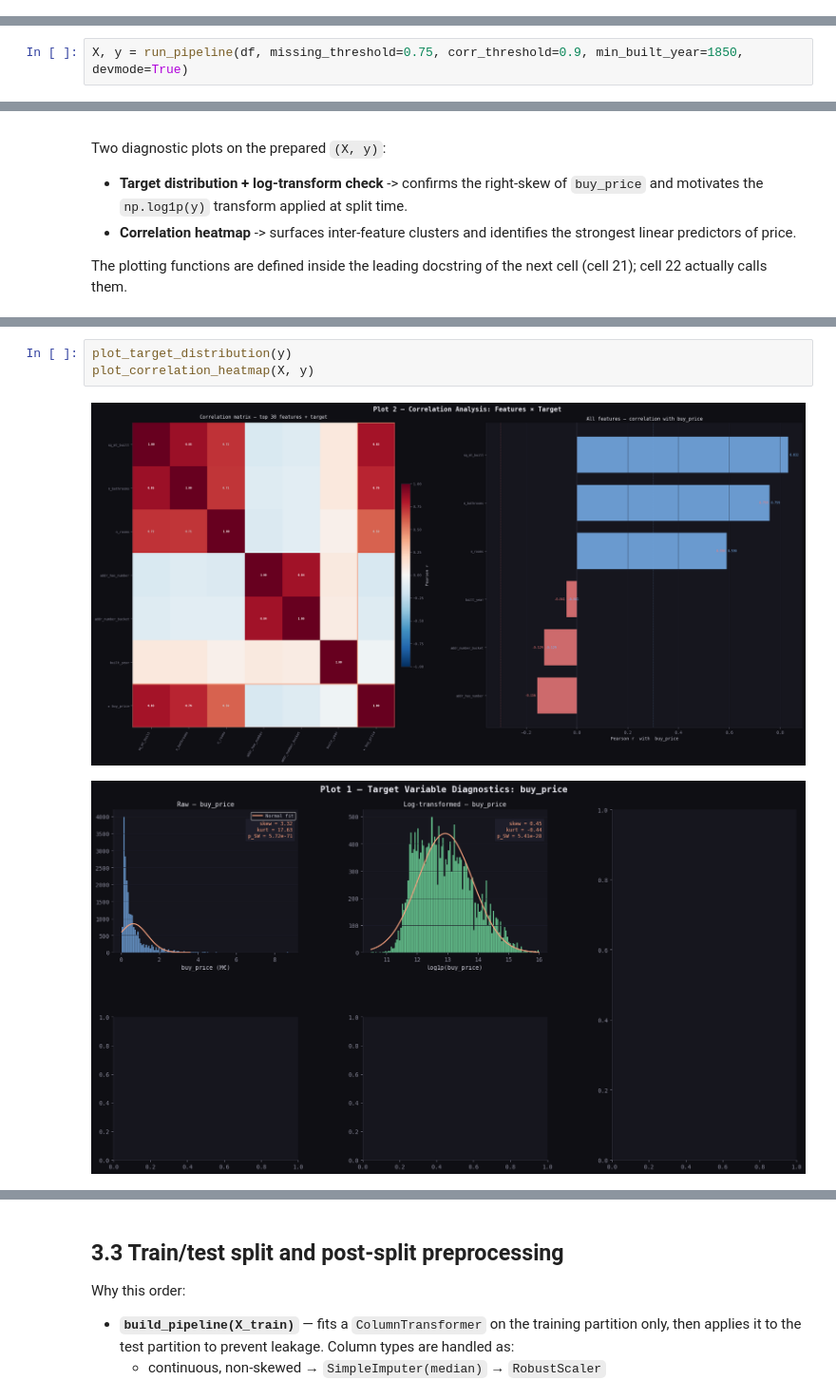
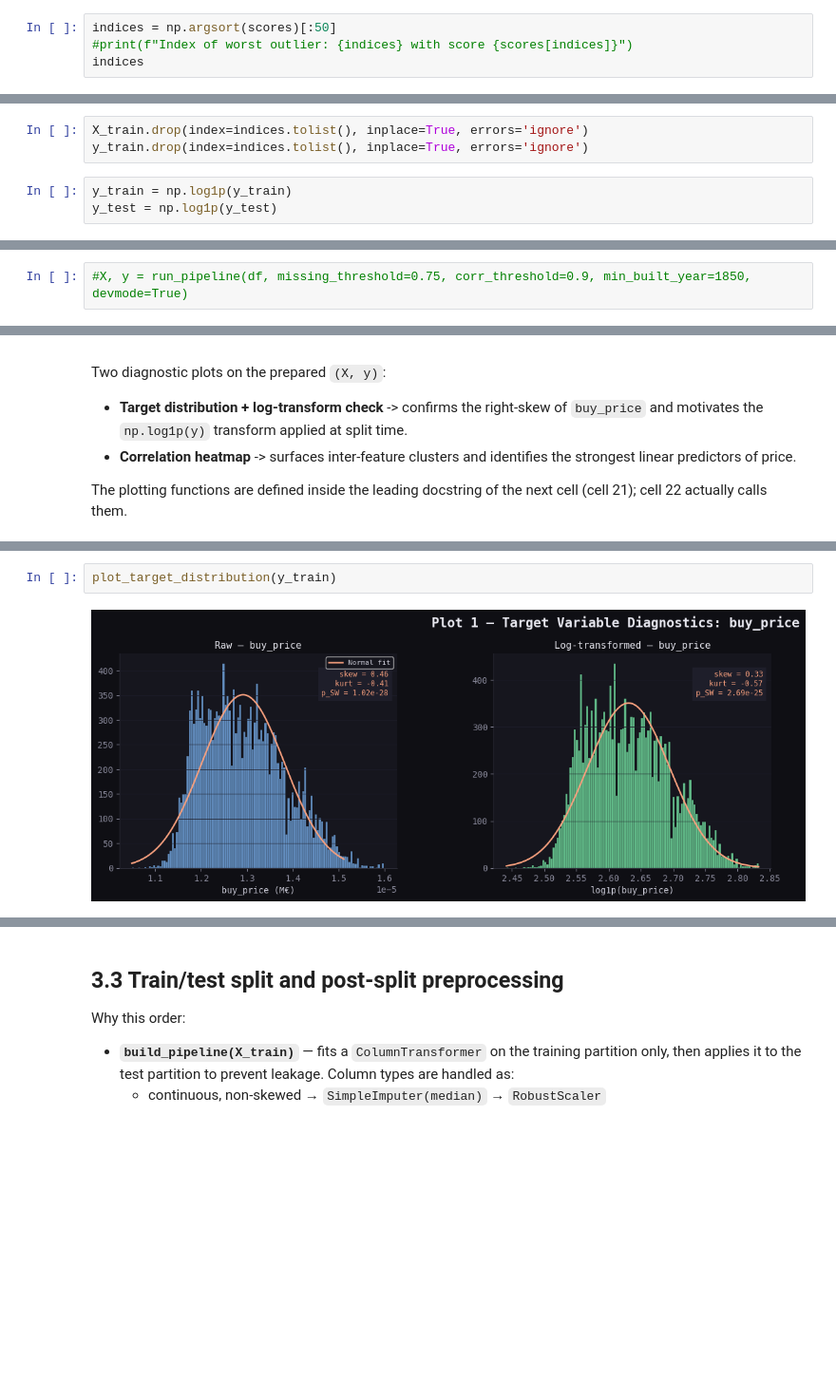
Before and after one commit to julianl11/data_science, a Jupyter notebook: exploring_2_ivan_changes.ipynb, the cells around one changed output, grey strips where cells are left out. Shown at 95% size. Drawn from its saved outputs; the diff is of its cells as text; blank space fills up the shorter version.

```diff
--- a/exploring_2_ivan_changes.ipynb
+++ b/exploring_2_ivan_changes.ipynb
@@ -892,0 +703,4 @@ def run_pipeline(df: pd.DataFrame,
+# %%
+indices = np.argsort(scores)[:50]
+#print(f"Index of worst outlier: {indices} with score {scores[indices]}")
+indices
@@ -893,3 +718,9 @@ def run_pipeline(df: pd.DataFrame,
+# %%
+X_train.drop(index=indices.tolist(), inplace=True, errors='ignore')
+y_train.drop(index=indices.tolist(), inplace=True, errors='ignore')
+# %%
+y_train = np.log1p(y_train)
+y_test = np.log1p(y_test)
 # %% [markdown]
 ### Pipeline execution
 
@@ -899,5 +730,5 @@ buildings from 1850 onward, and run in development mode. The 75 % missing
 threshold is looser than the final notebook's 60 %, so more columns survive
 into the model here.
 # %%
-X, y = run_pipeline(df, missing_threshold=0.75, corr_threshold=0.9, min_built_year=1850, devmode=True)
+#X, y = run_pipeline(df, missing_threshold=0.75, corr_threshold=0.9, min_built_year=1850, devmode=True)
 # %% [output]
@@ -1272,6 +966,4 @@ def plot_correlation_heatmap(X: pd.DataFrame, y: pd.Series,
 # %%
-plot_target_distribution(y)
-plot_correlation_heatmap(X, y)
+plot_target_distribution(y_train)
 # %% [output]
-[figure, old version]
+[figure, new version]
-[figure, removed]
```
Also changed, not shown: parts of 31 cells of this notebook.
